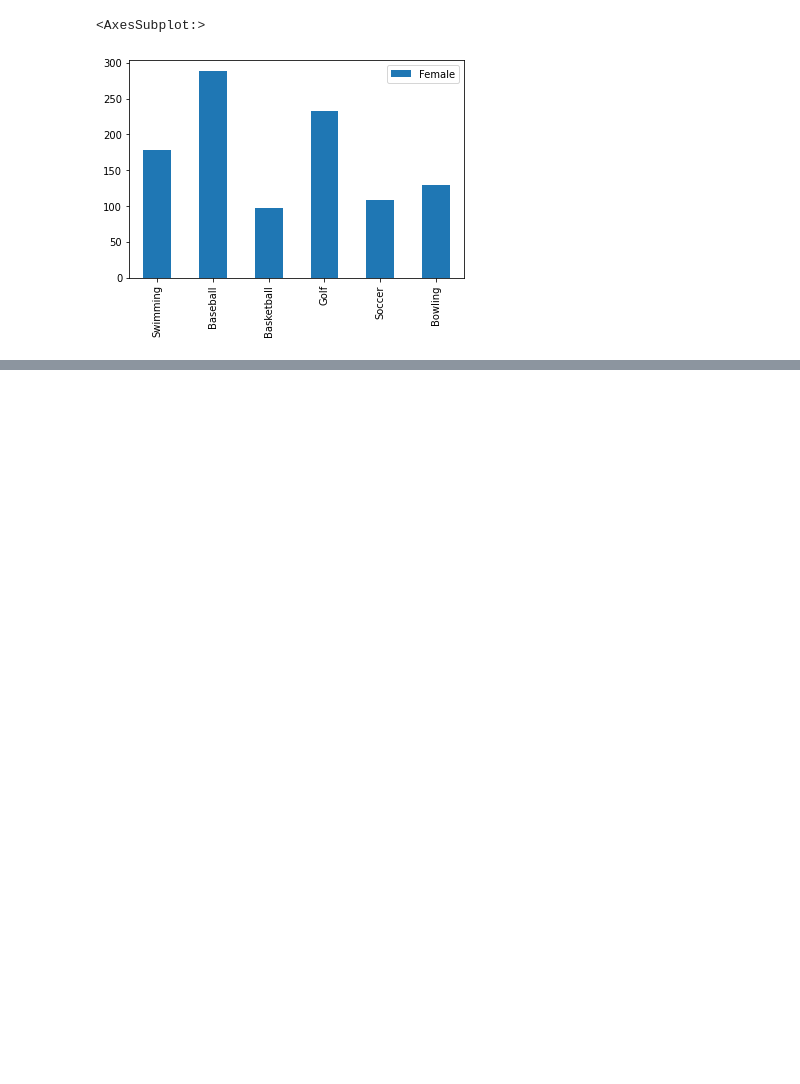
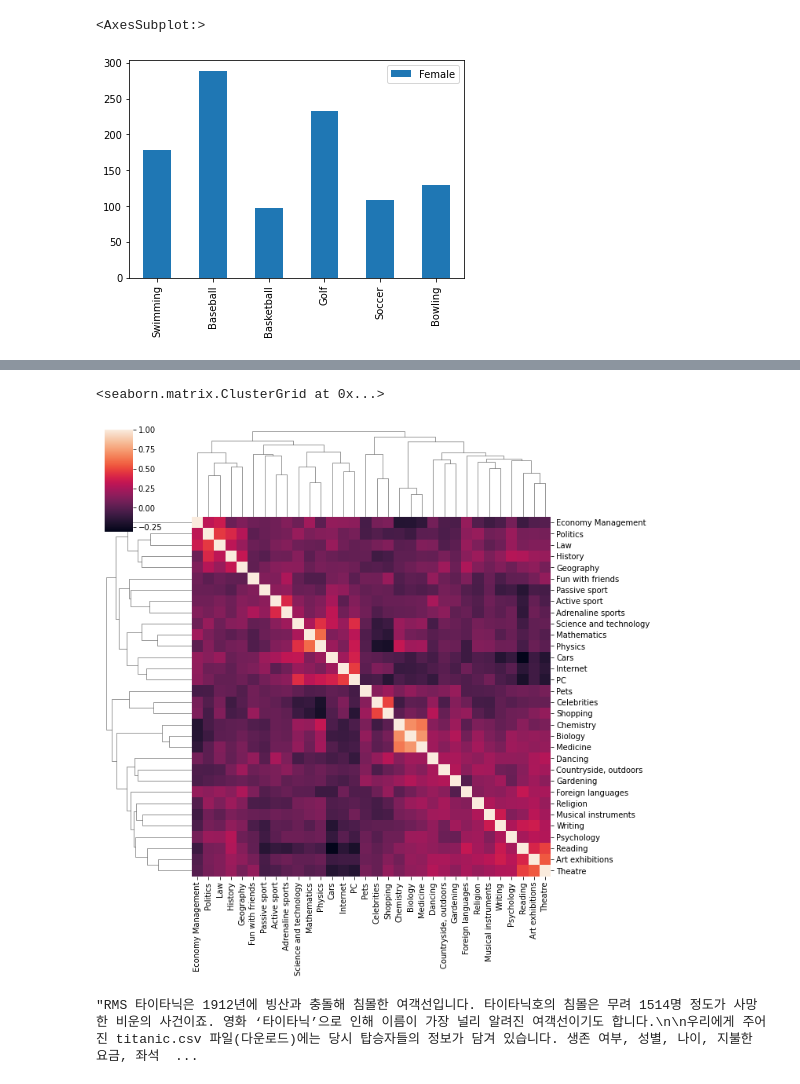
Before and after one commit to seongjinp/pandas-, a Jupyter notebook: code_it.ipynb, the cells around one changed output, grey strips where cells are left out. Drawn from its saved outputs; the diff is of its cells as text; code cells hidden in the pictures; blank space fills up the shorter version.

```diff
--- a/code_it.ipynb
+++ b/code_it.ipynb
@@ -103,0 +292,5 @@ df['Female'].plot(kind='bar')
+# %%
+# 클러스터 분석 (데이터를 무리로 나누어 분석)
+
+interest = df.loc[:,'History':'Pets']
+interest.head()
@@ -103,0 +325,17 @@ df['Female'].plot(kind='bar')
+# %%
+corr = interest.corr()
+sns.clustermap(corr)
+# %% [output]
+<seaborn.matrix.ClusterGrid at 0x...>
+[figure, added]
+# %%
+'''RMS 타이타닉은 1912년에 빙산과 충돌해 침몰한 여객선입니다. 타이타닉호의 침몰은 무려 1514명 정도가 사망한 비운의 사건이죠. 영화 ‘타이타닉’으로 인해 이름이 가장 널리 알려진 여객선이기도 합니다.
+
+우리에게 주어진 titanic.csv 파일(다운로드)에는 당시 탑승자들의 정보가 담겨 있습니다. 생존 여부, 성별, 나이, 지불한 요금, 좌석 등급 등의 정보가 있는데요.
+
+생존 여부는 'Survived' column에 저장되어 있습니다. 0이 사망, 1이 생존을 의미합니다.
+좌석 등급은 'Pclass' column에 저장되어 있습니다. 1은 1등실, 2는 2등실, 3은 3등실을 의미합니다.
+지불한 요금은 'Fare' column에 저장되어 있습니다.
+다양한 방면으로 EDA(탐색적 데이터 분석)를 한 후, 다음 보기 중 맞는 것을 모두 고르세요.'''
+# %% [output]
+"RMS 타이타닉은 1912년에 빙산과 충돌해 침몰한 여객선입니다. 타이타닉호의 침몰은 무려 1514명 정도가 사망한 비운의 사건이죠. 영화 ‘타이타닉’으로 인해 이름이 가장 널리 알려진 여객선이기도 합니다.\n\n우리에게 주어진 titanic.csv 파일(다운로드)에는 당시 탑승자들의 정보가 담겨 있습니다. 생존 여부, 성별, 나이, 지불한 요금, 좌석  ...
```
Also changed, not shown: parts of 59 cells of this notebook, 42 other files.
